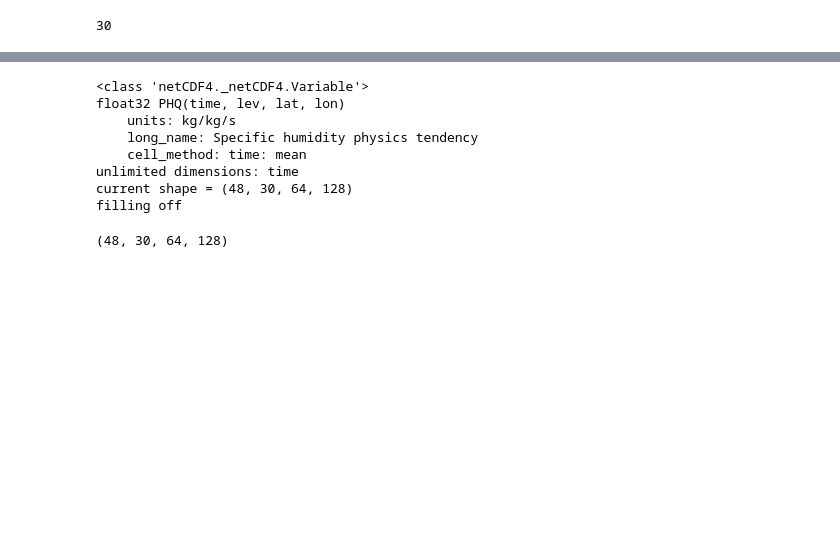
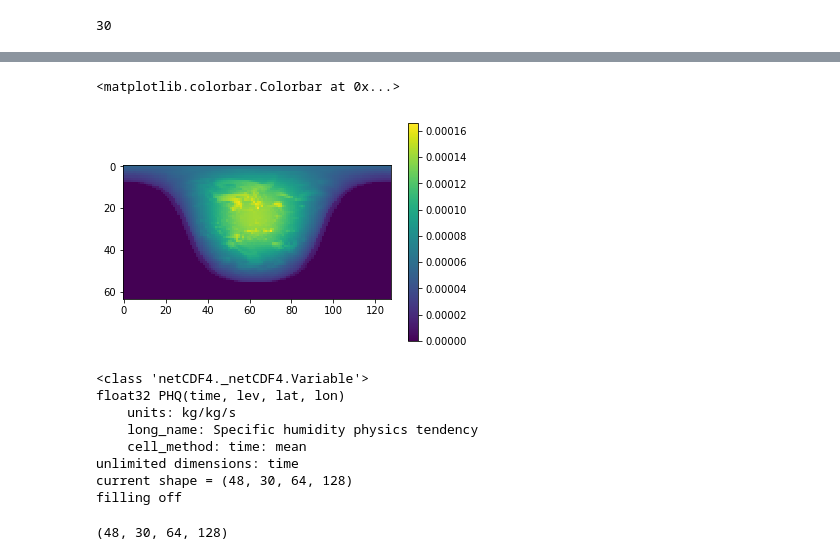
Before and after one commit to raspstephan/CBRAIN-CAM, a Jupyter notebook: data_processing/explore_aqua_files.ipynb, the cells around one changed output, grey strips where cells are left out. Saved outputs shown, nothing was run; the diff lists cells and outputs as text; code cells hidden in the pictures; blank space fills up the shorter version.

```diff
--- a/data_processing/explore_aqua_files.ipynb
+++ b/data_processing/explore_aqua_files.ipynb
@@ -58,3 +77,5 @@ root group (NETCDF3_CLASSIC data model, file format NETCDF3):
 rg.dimensions['lev'].size
 # %% [output]
 30
+# %%
+QRS = rg.variables['QRS'][:]
@@ -61,3 +91,9 @@ rg.dimensions['lev'].size
+# %%
+plt.imshow(QRS[1, 0, :, :])
+plt.colorbar()
+# %% [output]
+<matplotlib.colorbar.Colorbar at 0x...>
+[figure, added]
 # %%
 rg.variables['PHQ']
 # %% [output]
```
Also changed, not shown: parts of 12 cells of this notebook, 5 other files.
